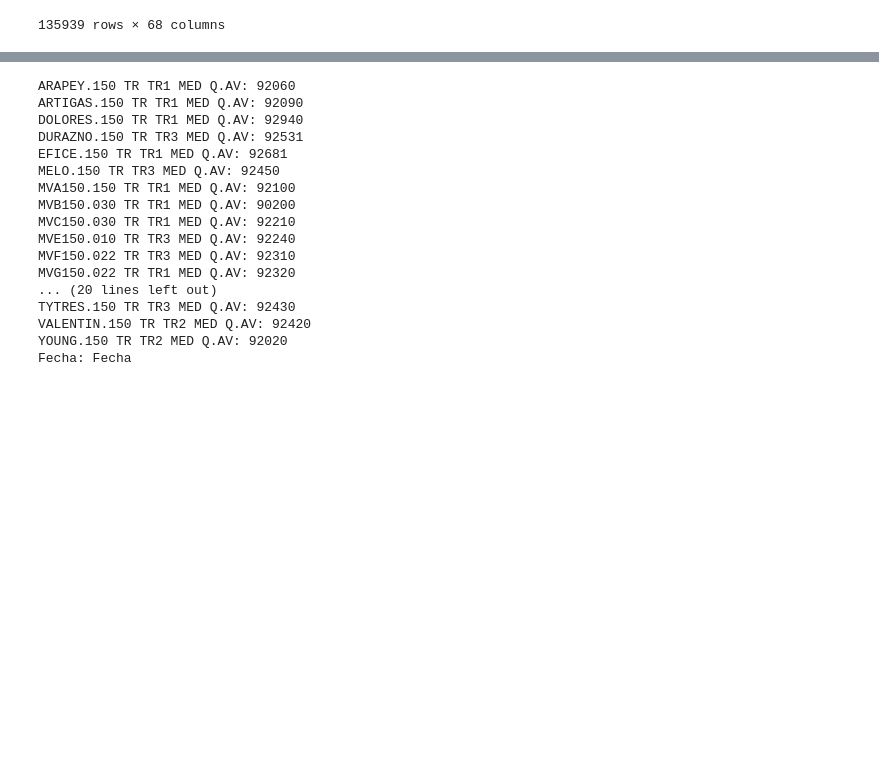
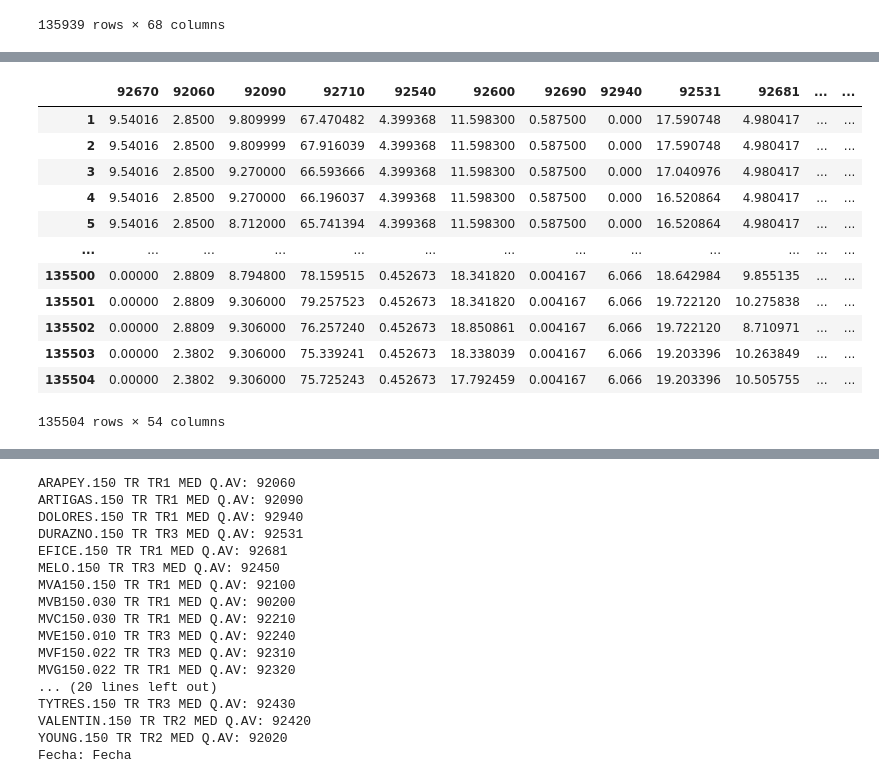
Before and after one commit to NachoBoe/GNN4OPF, a Jupyter notebook: psse_scripts/csv_creator_data_uy.ipynb, the cells around one changed output, grey strips where cells are left out. Cells and saved outputs as stored; diff of their text form; code cells hidden in the pictures; blank space fills up the shorter version.

```diff
--- a/psse_scripts/csv_creator_data_uy.ipynb
+++ b/psse_scripts/csv_creator_data_uy.ipynb
@@ -197,0 +210,16 @@ create_dataset(datos_path+'Carga Activa.csv', diccionario, datos_path + 'LOADP_t
+# %%
+clean_data
+# %% [output]
+|  | 92670 | 92060 | 92090 | 92710 | 92540 | 92600 | 92690 | 92940 | 92531 | 92681 | ... | ... |
+| 1 | 9.54016 | 2.8500 | 9.809999 | 67.470482 | 4.399368 | 11.598300 | 0.587500 | 0.000 | 17.590748 | 4.980417 | ... | ... |
+| 2 | 9.54016 | 2.8500 | 9.809999 | 67.916039 | 4.399368 | 11.598300 | 0.587500 | 0.000 | 17.590748 | 4.980417 | ... | ... |
+| 3 | 9.54016 | 2.8500 | 9.270000 | 66.593666 | 4.399368 | 11.598300 | 0.587500 | 0.000 | 17.040976 | 4.980417 | ... | ... |
+| 4 | 9.54016 | 2.8500 | 9.270000 | 66.196037 | 4.399368 | 11.598300 | 0.587500 | 0.000 | 16.520864 | 4.980417 | ... | ... |
+| 5 | 9.54016 | 2.8500 | 8.712000 | 65.741394 | 4.399368 | 11.598300 | 0.587500 | 0.000 | 16.520864 | 4.980417 | ... | ... |
+| ... | ... | ... | ... | ... | ... | ... | ... | ... | ... | ... | ... | ... |
+| 135500 | 0.00000 | 2.8809 | 8.794800 | 78.159515 | 0.452673 | 18.341820 | 0.004167 | 6.066 | 18.642984 | 9.855135 | ... | ... |
+| 135501 | 0.00000 | 2.8809 | 9.306000 | 79.257523 | 0.452673 | 18.341820 | 0.004167 | 6.066 | 19.722120 | 10.275838 | ... | ... |
+| 135502 | 0.00000 | 2.8809 | 9.306000 | 76.257240 | 0.452673 | 18.850861 | 0.004167 | 6.066 | 19.722120 | 8.710971 | ... | ... |
+| 135503 | 0.00000 | 2.3802 | 9.306000 | 75.339241 | 0.452673 | 18.338039 | 0.004167 | 6.066 | 19.203396 | 10.263849 | ... | ... |
+| 135504 | 0.00000 | 2.3802 | 9.306000 | 75.725243 | 0.452673 | 17.792459 | 0.004167 | 6.066 | 19.203396 | 10.505755 | ... | ... |
+135504 rows × 54 columns
```
Also changed, not shown: parts of 17 cells of this notebook, 3 other files.
